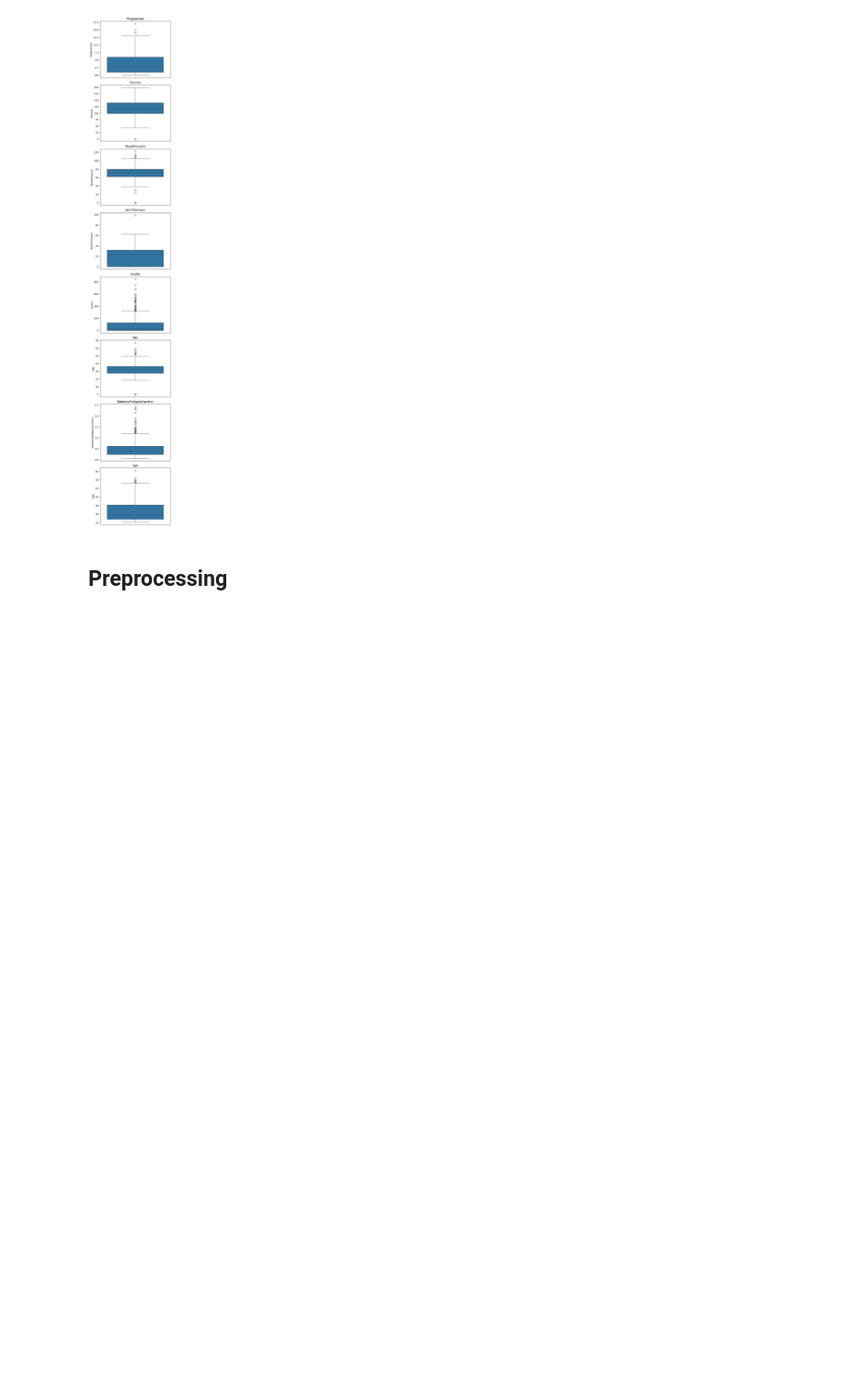
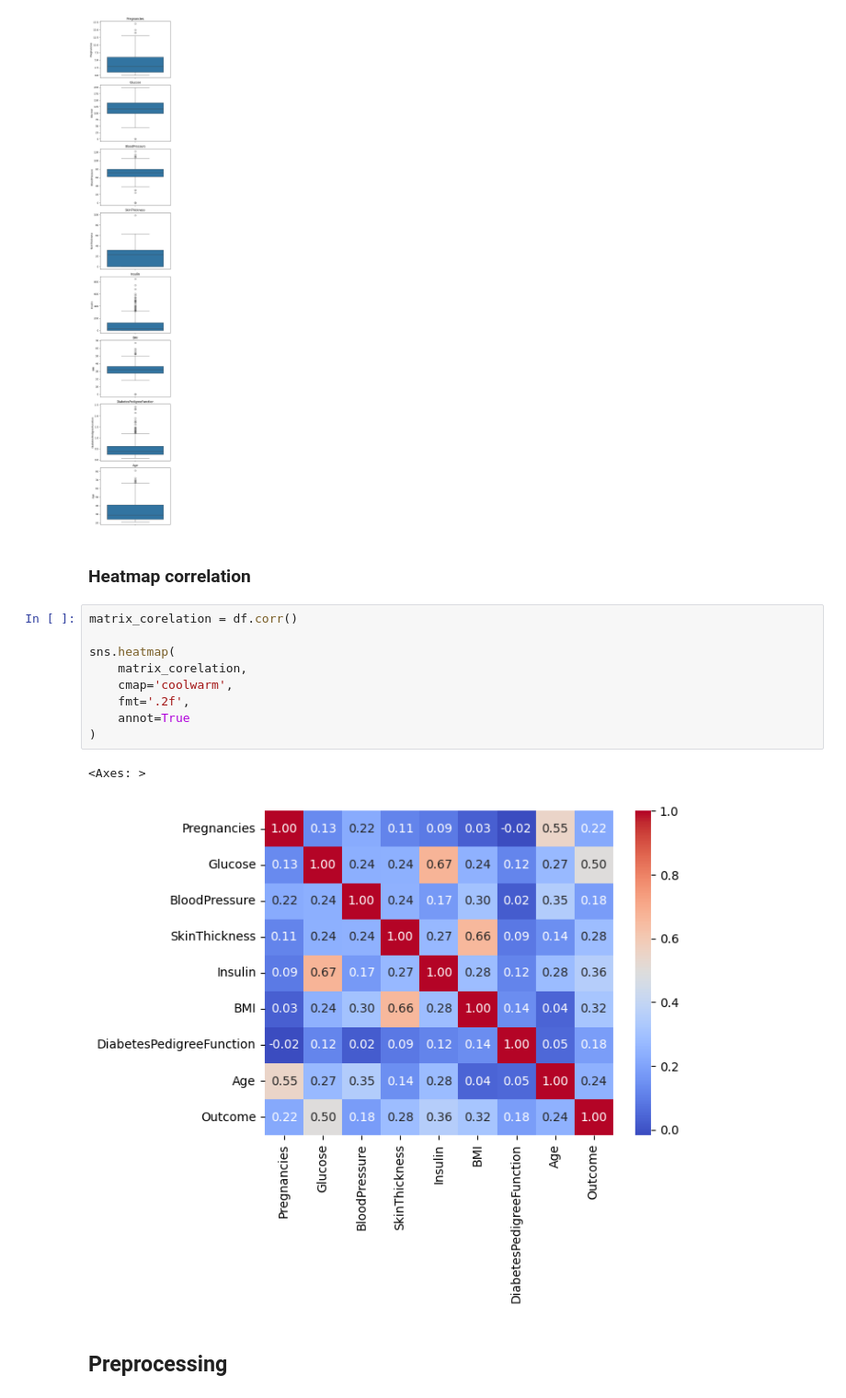
Before and after one commit to zanra2401/KomputasiNumerik_KlasifikasiRandomForest_RisikoDiabetes, a Jupyter notebook: Klasifikasi_rf.ipynb, the cells around one changed output. Shown: that part at 92% size. Saved outputs shown, nothing was run; the diff lists cells and outputs as text; blank space fills up the shorter version.

```diff
--- a/Klasifikasi_rf.ipynb
+++ b/Klasifikasi_rf.ipynb
@@ -218,5 +221,19 @@ plt.tight_layout()
 plt.show()
 # %% [output]
 [figure]
+# %% [markdown]
+### Heatmap correlation
+# %%
+matrix_corelation = df.corr()
+
+sns.heatmap(
+    matrix_corelation,
+    cmap='coolwarm',
+    fmt='.2f',
+    annot=True
+)
+# %% [output]
+<Axes: >
+[figure, added]
 # %% [markdown]
 ## Preprocessing
```
Also changed, not shown: parts of 13 cells of this notebook.
